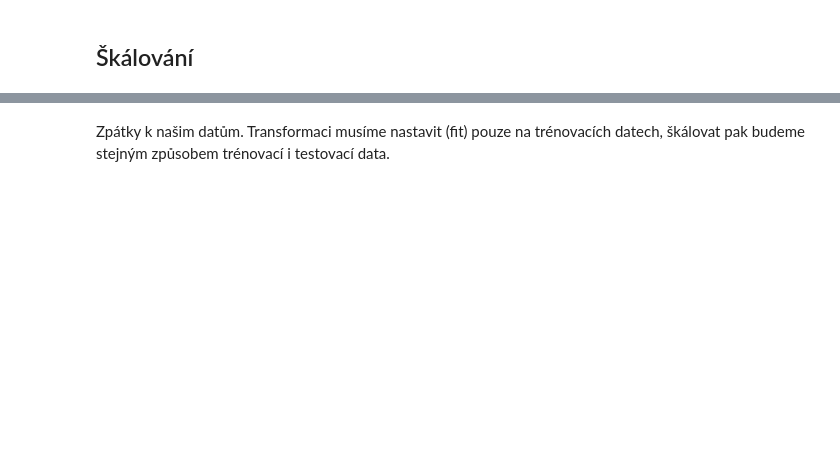
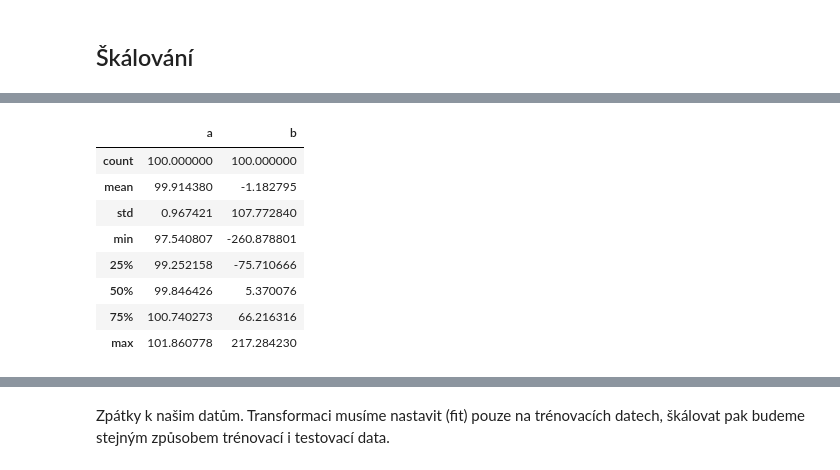
Before and after one commit to PyDataCZ/pyladies-kurz, a Jupyter notebook: lessons/pydata/scikitlearn_api/index.ipynb, the cells around one changed output, grey strips where cells are left out. Cells and saved outputs as stored; diff of their text form; code cells hidden in the pictures; blank space fills up the shorter version.

```diff
--- a/lessons/pydata/scikitlearn_api/index.ipynb
+++ b/lessons/pydata/scikitlearn_api/index.ipynb
@@ -182 +265,13 @@ Nejprve si ukažme jednoduchý příklad.
+# %%
+example.describe()
+# %% [output]
+|  | a | b |
+| count | 100.000000 | 100.000000 |
+| mean | 99.914380 | -1.182795 |
+| std | 0.967421 | 107.772840 |
+| min | 97.540807 | -260.878801 |
+| 25% | 99.252158 | -75.710666 |
+| 50% | 99.846426 | 5.370076 |
+| 75% | 100.740273 | 66.216316 |
+| max | 101.860778 | 217.284230 |
 # %%
```
Also changed, not shown: parts of 25 cells of this notebook.
